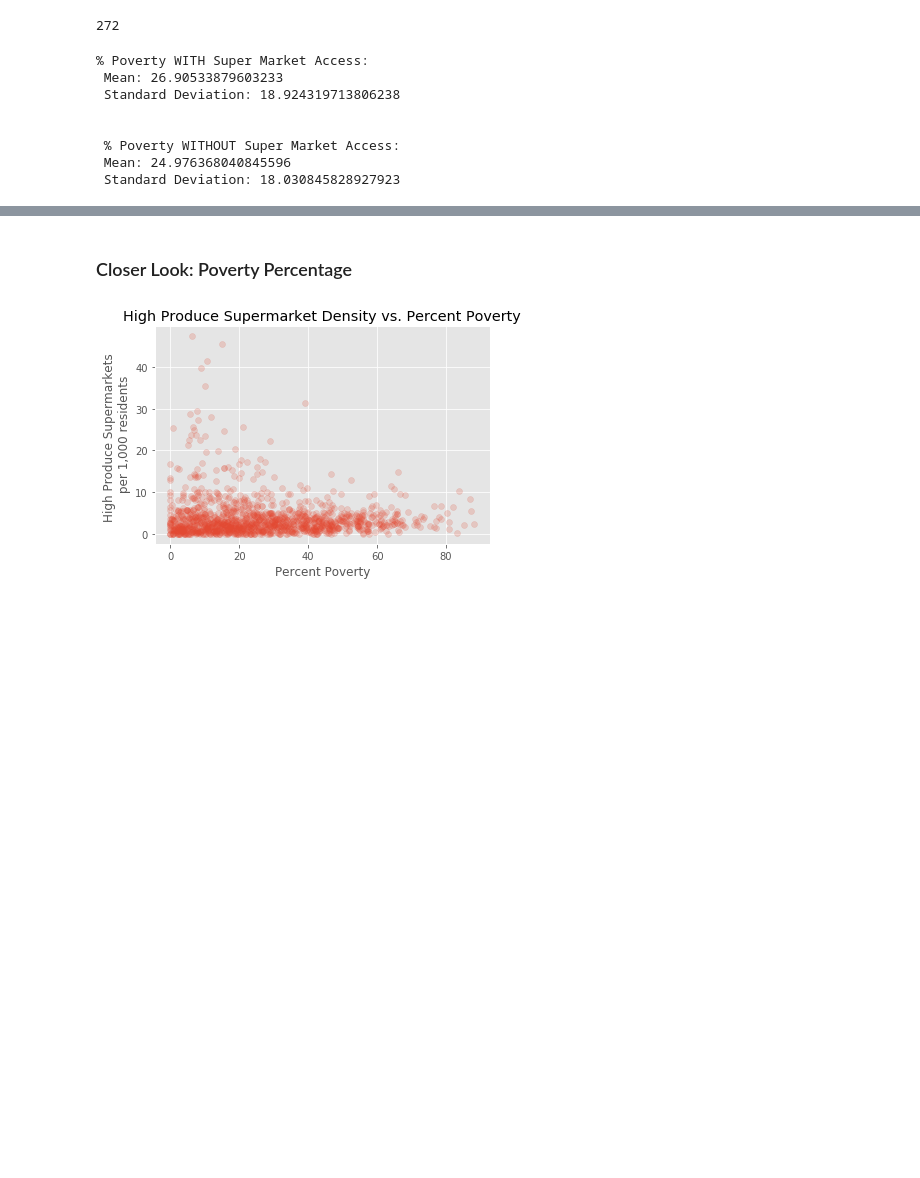
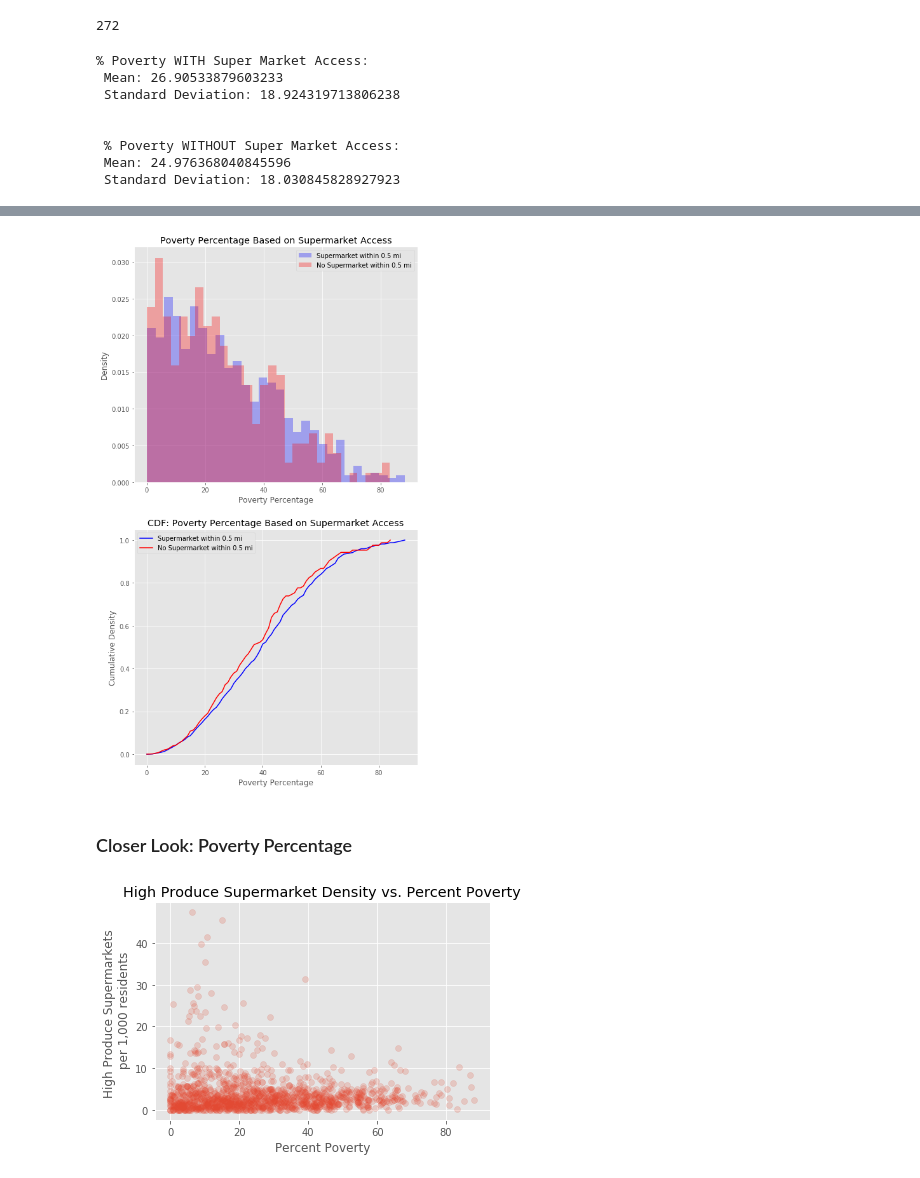
Before and after one commit to jamiewessels/Philly_Food_Access, a Jupyter notebook: Initial_exploration.ipynb, the cells around one changed output, grey strips where cells are left out. Drawn from its saved outputs; the diff is of its cells as text; code cells hidden in the pictures; blank space fills up the shorter version.

```diff
--- a/Initial_exploration.ipynb
+++ b/Initial_exploration.ipynb
@@ -288,3 +294,24 @@ overlay_histograms(ax, data, labels, colors, xlabel = 'Poverty Percentage', titl
+# %%
+fig, ax = plt.subplots(2, figsize = (8, 15))
+data = [sprmkt_access['pct_poverty'], no_sprmkt_access['pct_poverty']]
+labels = ['Supermarket within 0.5 mi', 'No Supermarket within 0.5 mi']
+colors = ['blue', 'red']
+overlay_histograms(ax[0], data, labels, colors, xlabel = 'Poverty Percentage', title = 'Poverty Percentage Based on Supermarket Access')
+ax[0].set_ylabel('Density')
+
+dfs_c = [sprmkt_access, no_sprmkt_access]
+columns_c = ['pct_poverty', 'pct_poverty']
+labels_c = ['Supermarket within 0.5 mi', 'No Supermarket within 0.5 mi']
+ax[1].set_xlabel('Poverty Percentage')
+ax[1].set_ylabel('Cumulative Density')
+
+overlay_plots(ax[1], dfs_c, columns_c, labels_c, colors, 'CDF: Poverty Percentage Based on Supermarket Access')
+
+
+fig.savefig('images/pdfandcdf_pct_pov_by_supermarket.jpeg')
+plt.show();
+# %% [output]
+[figure, added]
 # %% [markdown]
 ### Closer Look: Poverty Percentage
 # %%
```
Also changed, not shown: parts of 30 cells of this notebook, 13 other files.
